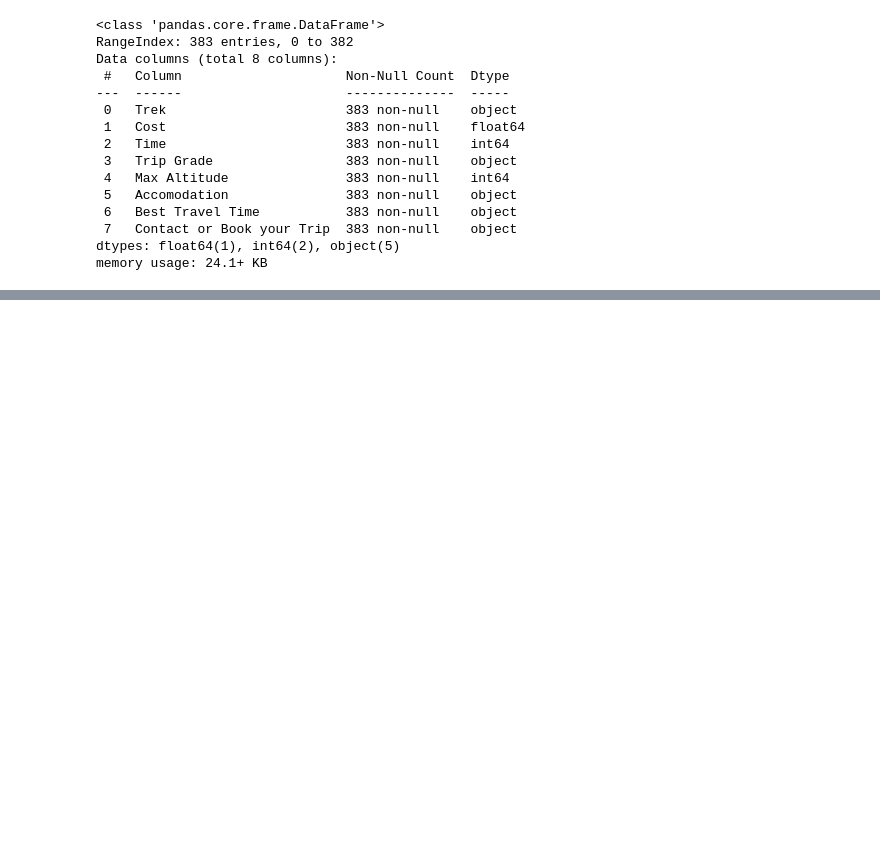
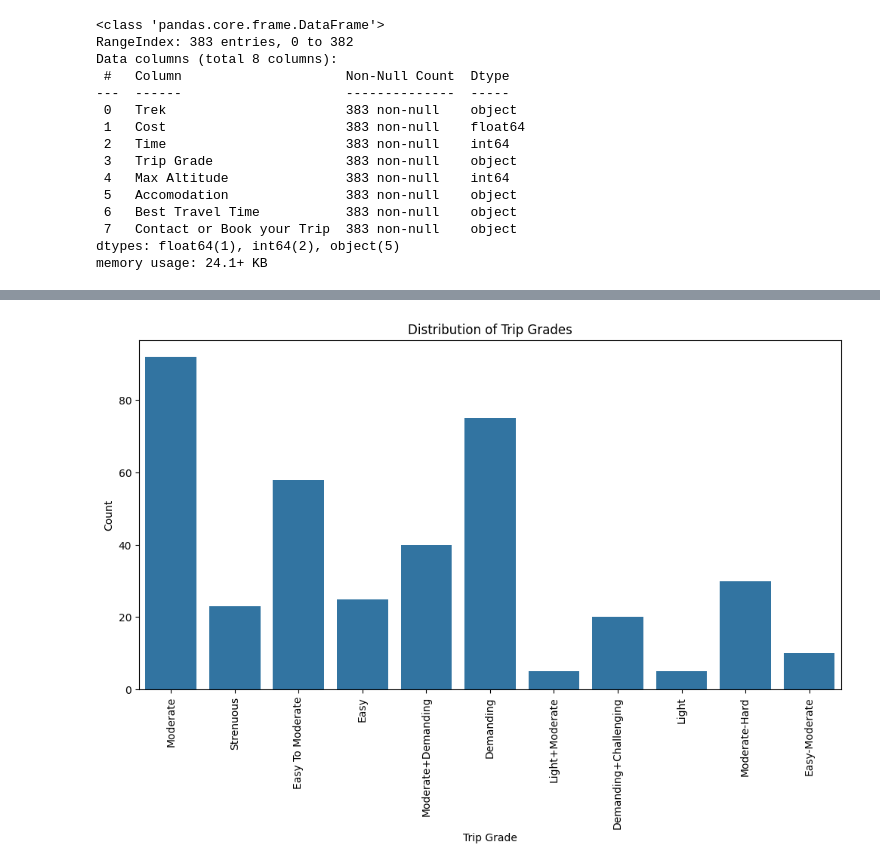
Before and after one commit to yugratna19/TrekNepal, a Jupyter notebook: main.ipynb, the cells around one changed output, grey strips where cells are left out. Cells and saved outputs as stored; diff of their text form; code cells hidden in the pictures; blank space fills up the shorter version.

```diff
--- a/main.ipynb
+++ b/main.ipynb
@@ -165,0 +191,11 @@ memory usage: 24.1+ KB
+# %%
+# Plot the distribution of trip grades
+plt.figure(figsize=(12, 6))
+sns.countplot(data=df, x='Trip Grade')
+plt.title('Distribution of Trip Grades')
+plt.xlabel('Trip Grade')
+plt.xticks(rotation = 90)
+plt.ylabel('Count')
+plt.show()
+# %% [output]
+[figure, added]
```
Also changed, not shown: parts of 6 cells of this notebook.
